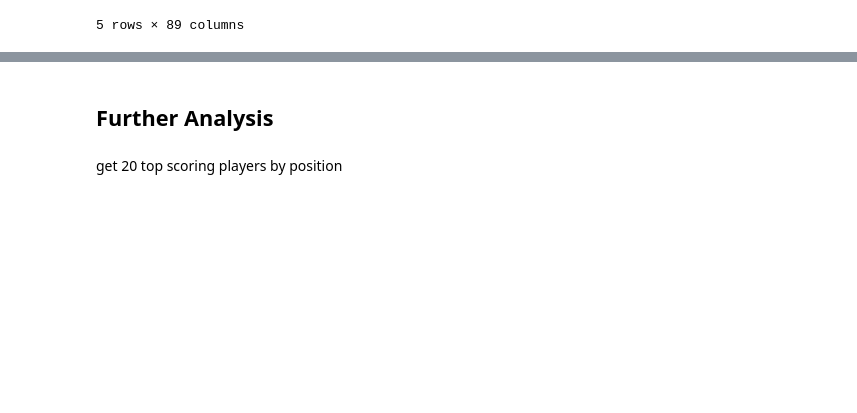
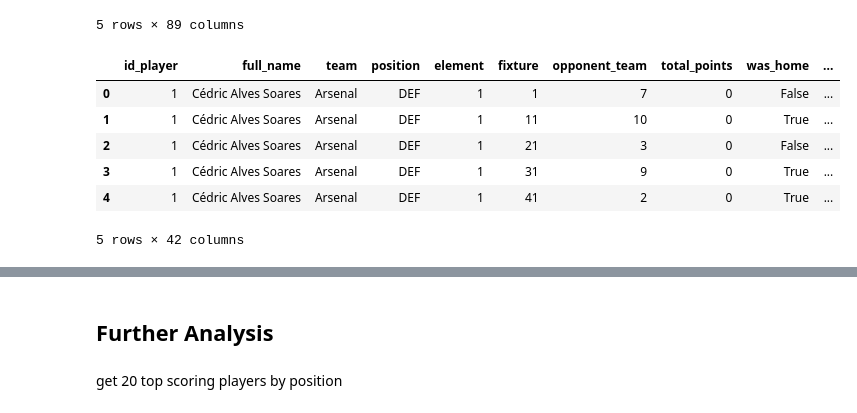
Before and after one commit to hakkd/predictFPL, a Jupyter notebook: EPL_plyr_perform_last_5.ipynb, the cells around one changed output, grey strips where cells are left out. Cells and saved outputs as stored; diff of their text form; code cells hidden in the pictures; blank space fills up the shorter version.

```diff
--- a/EPL_plyr_perform_last_5.ipynb
+++ b/EPL_plyr_perform_last_5.ipynb
@@ -239,3 +287,26 @@ points = players[['id_player', 'full_name', 'team', 'position']].merge(
     left_on='id_player',
     right_on='element'
 )
+# %%
+# merge opponent defensive strength
+points = pd.merge(left = points,
+                  right = team_strength_def[['id', 'strength_defence_away',
+                                             'strength_defence_home']],
+                  how = 'left',
+                  left_on = 'opponent_team',
+                  right_on = 'id'
+).drop(
+    'id', axis = 1
+).rename(
+    columns={'strength_defence_away':'opp_def_strength_away', 'strength_defence_home':'opp_def_strength_home'}
+)
+
+points.head()
+# %% [output]
+|  | id_player | full_name | team | position | element | fixture | opponent_team | total_points | was_home | ... |
+| 0 | 1 | Cédric Alves Soares | Arsenal | DEF | 1 | 1 | 7 | 0 | False | ... |
+| 1 | 1 | Cédric Alves Soares | Arsenal | DEF | 1 | 11 | 10 | 0 | True | ... |
+| 2 | 1 | Cédric Alves Soares | Arsenal | DEF | 1 | 21 | 3 | 0 | False | ... |
+| 3 | 1 | Cédric Alves Soares | Arsenal | DEF | 1 | 31 | 9 | 0 | True | ... |
+| 4 | 1 | Cédric Alves Soares | Arsenal | DEF | 1 | 41 | 2 | 0 | True | ... |
+5 rows × 42 columns
```
Also changed, not shown: parts of 19 cells of this notebook.
